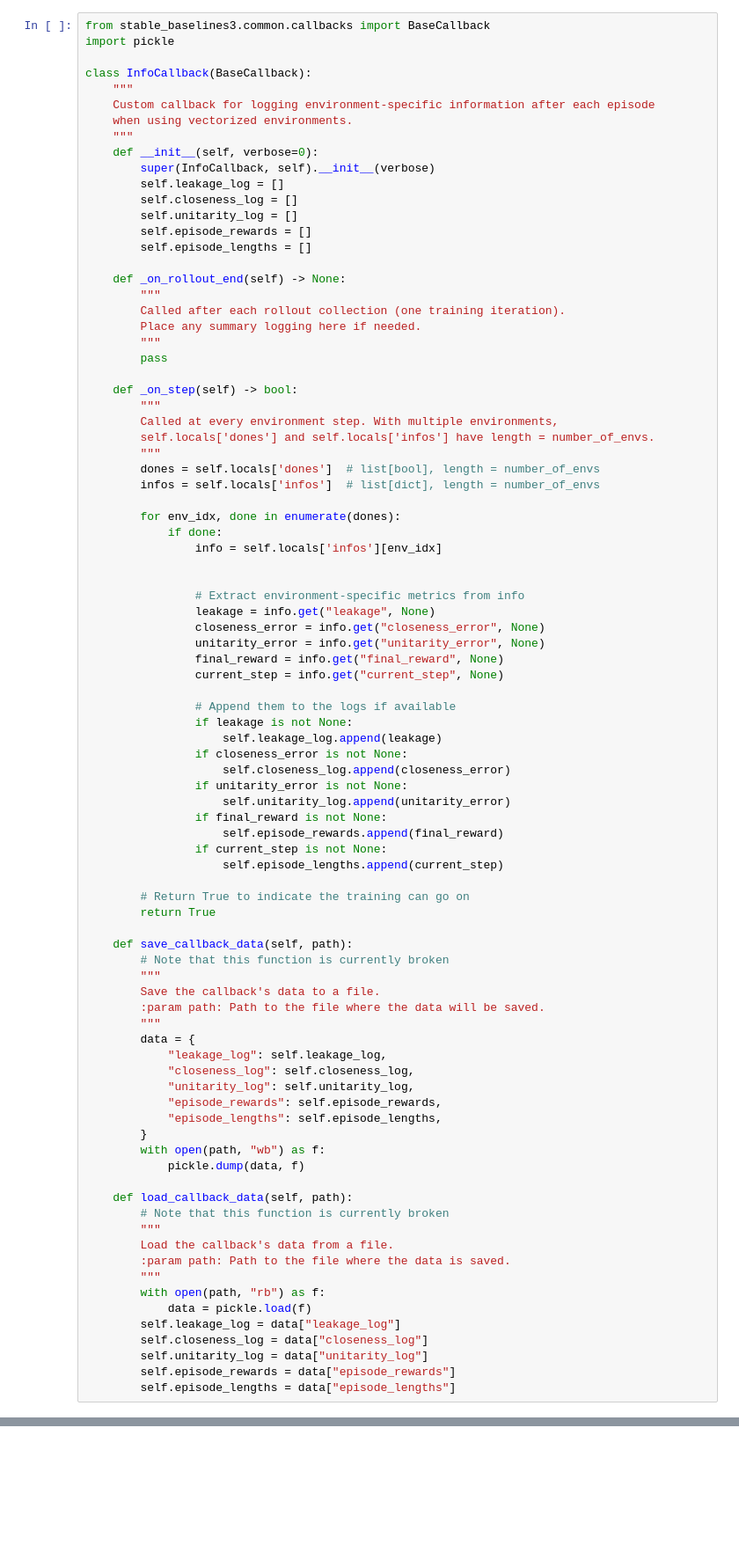
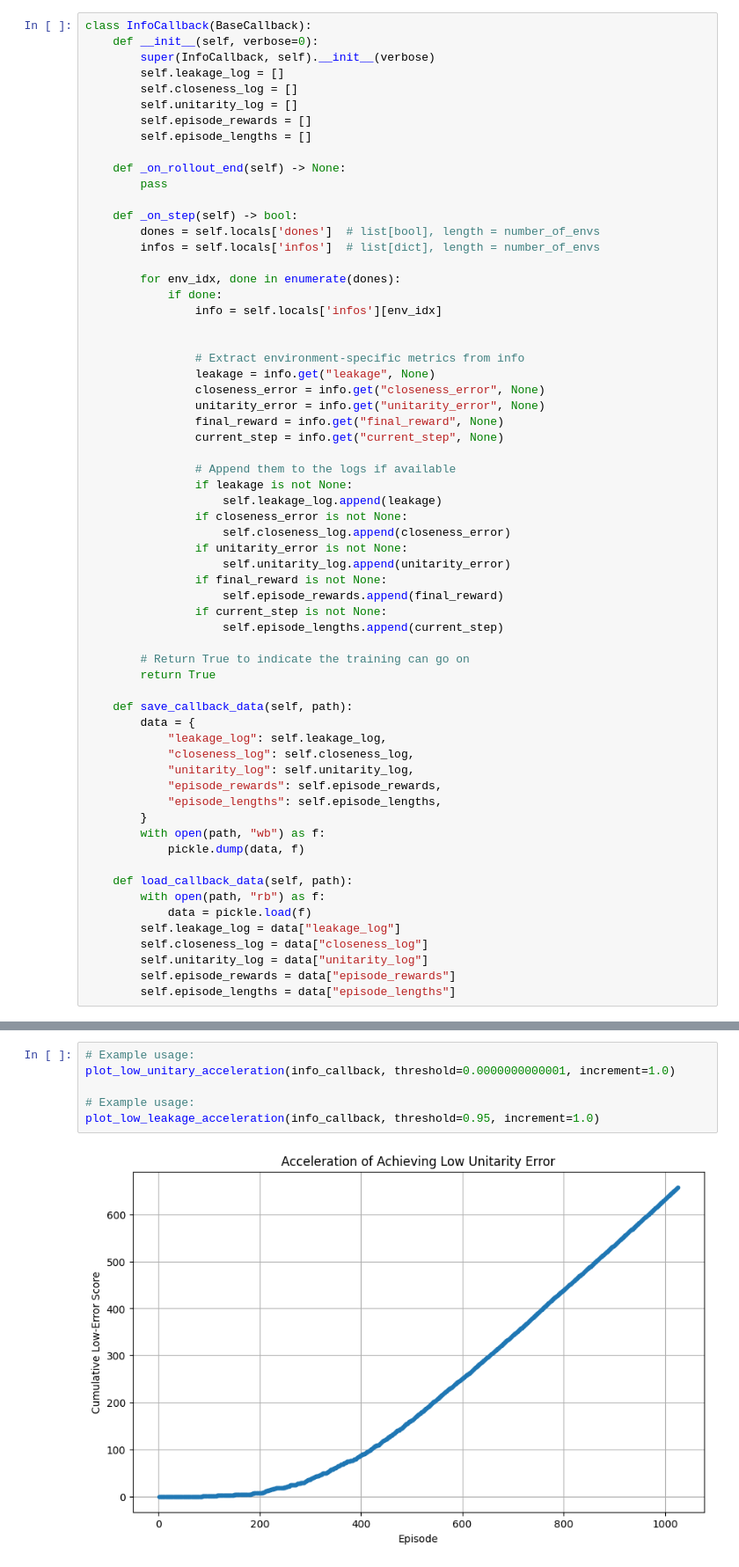
Before and after one commit to uzum4ke/Topological-Quantum-Compilation, a Jupyter notebook: main.ipynb, the cells around one changed output, grey strips where cells are left out. Shown: that part at 88% size. Cells and saved outputs as stored; diff of their text form; blank space fills up the shorter version.

```diff
--- a/main.ipynb
+++ b/main.ipynb
@@ -41,12 +48,5 @@ SEQUENCE_LENGTH = 100  # Number of compositions (minimum is 21)
 # %%
-from stable_baselines3.common.callbacks import BaseCallback
-import pickle
-
 class InfoCallback(BaseCallback):
-    """
-    Custom callback for logging environment-specific information after each episode
-    when using vectorized environments.
-    """
     def __init__(self, verbose=0):
         super(InfoCallback, self).__init__(verbose)
         self.leakage_log = []
@@ -56,17 +56,9 @@ class InfoCallback(BaseCallback):
         self.episode_lengths = []
 
     def _on_rollout_end(self) -> None:
-        """
-        Called after each rollout collection (one training iteration).
-        Place any summary logging here if needed.
-        """
         pass
 
     def _on_step(self) -> bool:
-        """
-        Called at every environment step. With multiple environments,
-        self.locals['dones'] and self.locals['infos'] have length = number_of_envs.
-        """
         dones = self.locals['dones']  # list[bool], length = number_of_envs
         infos = self.locals['infos']  # list[dict], length = number_of_envs
 
@@ -98,11 +90,6 @@ class InfoCallback(BaseCallback):
         return True
 
     def save_callback_data(self, path):
-        # Note that this function is currently broken
-        """
-        Save the callback's data to a file.
-        :param path: Path to the file where the data will be saved.
-        """
         data = {
             "leakage_log": self.leakage_log,
             "closeness_log": self.closeness_log,
@@ -114,11 +101,6 @@ class InfoCallback(BaseCallback):
             pickle.dump(data, f)
 
     def load_callback_data(self, path):
-        # Note that this function is currently broken
-        """
-        Load the callback's data from a file.
-        :param path: Path to the file where the data is saved.
-        """
         with open(path, "rb") as f:
             data = pickle.load(f)
         self.leakage_log = data["leakage_log"]
@@ -733,0 +685,8 @@ plot_low_leakage_acceleration(info_callback, threshold=0.9, increment=1.0)
+# %%
+# Example usage:
+plot_low_unitary_acceleration(info_callback, threshold=0.0000000000001, increment=1.0)
+
+# Example usage:
+plot_low_leakage_acceleration(info_callback, threshold=0.95, increment=1.0)
+# %% [output]
+[figure, added]
```
Also changed, not shown: parts of 29 cells of this notebook, 1 other file.
